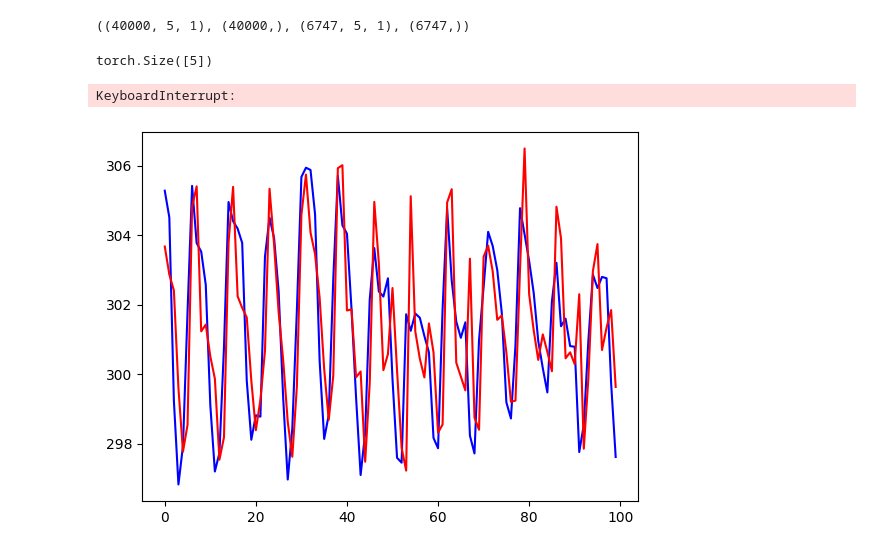
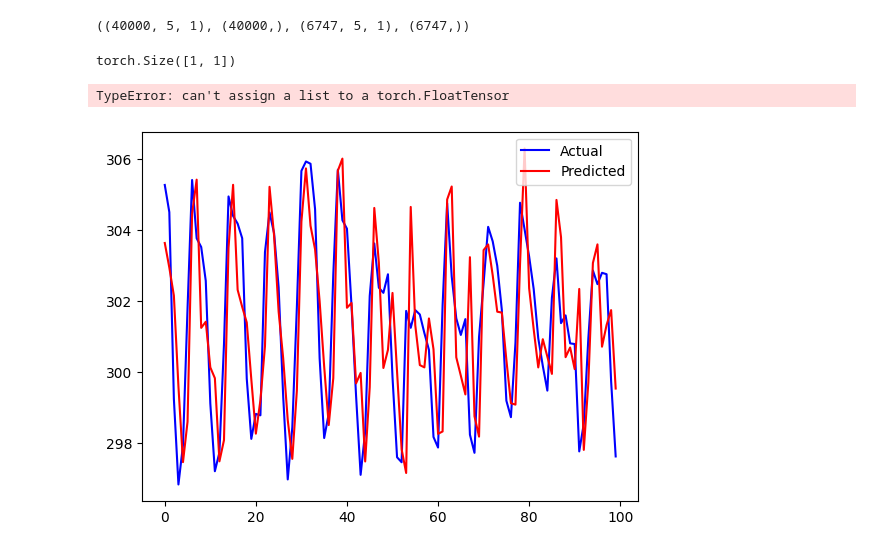
Before and after one commit to Arc-Liner/SLP, a Jupyter notebook: LSTM_updated.ipynb, the cells around one changed output. Saved outputs shown, nothing was run; the diff lists cells and outputs as text; code cells hidden in the pictures.

Commit message:
Added DMD, EMD and graph comparison methods

```diff
--- a/LSTM_updated.ipynb
+++ b/LSTM_updated.ipynb
@@ -166,9 +166,9 @@ X_train = torch.tensor(X_train1).reshape([-1,1,5])
 X_test = torch.tensor(X_test1).reshape([-1,1,5])
 y_train = torch.tensor(y_train1).reshape([-1,1,1])
 y_test = torch.tensor(y_test1).reshape([-1,1,1])
-X_train[1,0].size()
+y_train[1].size()
 # %% [output]
-torch.Size([5])
+torch.Size([1, 1])
 # %%
 class Model1(nn.Module):
     def __init__(self):
@@ -199,18 +200,27 @@ for epoch in range(n_epochs):
         optimizer.zero_grad()
         loss.backward()
         optimizer.step()
+
     """
 
     # For autoregressive type training
     next_batch = X_train[0]
+    predicted = []
     for i in range(int(len(X_train))):
         y_pred = model(next_batch)
+        predicted.append(y_pred.item())
+        next_batch = X_train[min(i+1, len(X_train)-1)].clone()
+        temp = torch.Tensor(predicted)
+        if(len(predicted)<5):
+            next_batch[0,5-len(predicted):5] = temp
+
+        else:
+            next_batch[0,:] = temp[(len(predicted) - 5):]
+
         loss = loss_fn(y_pred, y_train[i])
         optimizer.zero_grad()
         loss.backward()
         optimizer.step()
-        next_batch = X_train[min(i+1, len(X_train))]
-        next_batch[0,4] = y_pred
 
     # Validation
     if epoch % 5 != 0:
@@ -223,18 +233,19 @@ for epoch in range(n_epochs):
         test_rmse = np.sqrt(loss_fn(y_pred, y_test))
     print("Epoch %d: train RMSE %.4f, test RMSE %.4f" % (epoch, train_rmse, test_rmse))
 # %% [output]
-KeyboardInterrupt:
+TypeError: can't assign a list to a torch.FloatTensor
 # %%
 with torch.no_grad():
     # shift train predictions for plotting
     y_pred = model(X_test).flatten()
     actuals =y_test.flatten()
 
     y_pred = (y_pred*temp_std) + temp_mean
     actuals = (actuals*temp_std) + temp_mean
 # plot
 plt.plot(actuals[:100], c='b', label = 'Actual')
 plt.plot(y_pred[:100], c='r', label = 'Predicted')
+plt.legend()
 plt.show()
 # %% [output]
-[figure, old version]
+[figure, new version]
```
Also changed, not shown: parts of 1 cell of this notebook, 6 other files.
